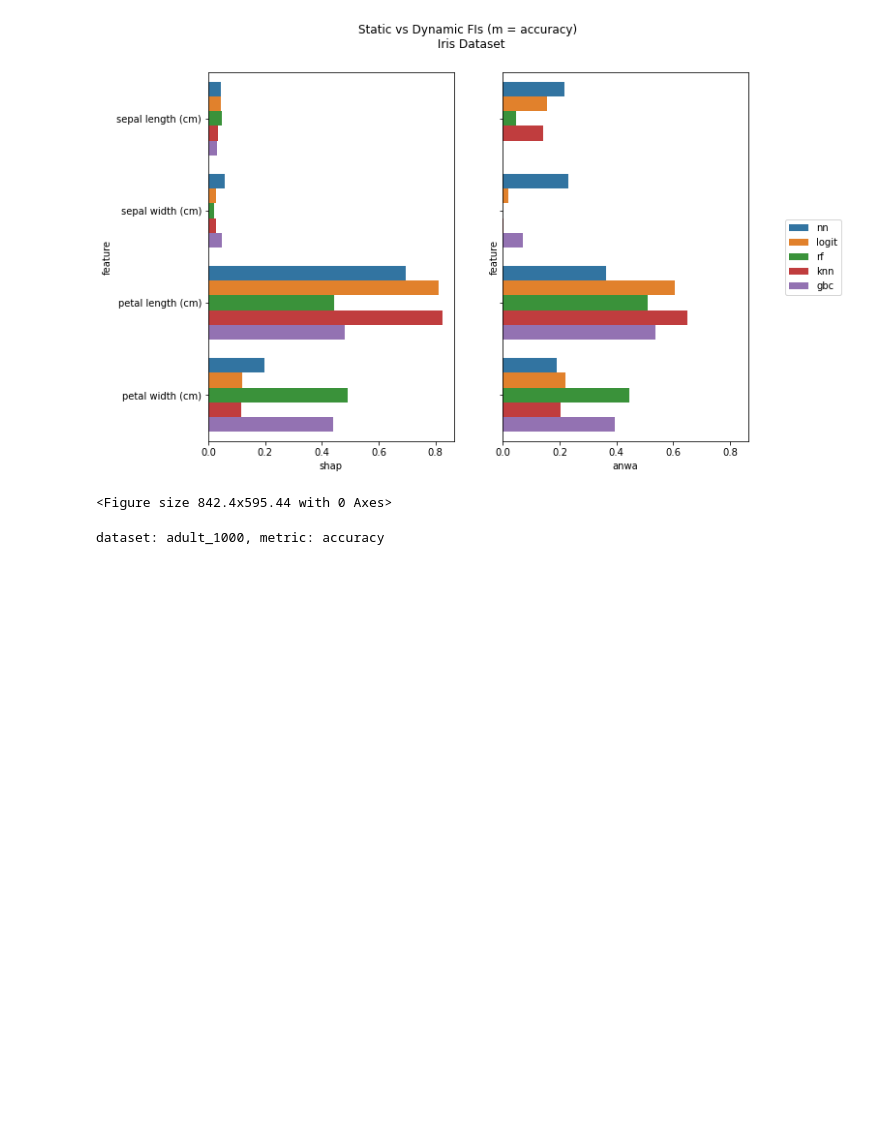
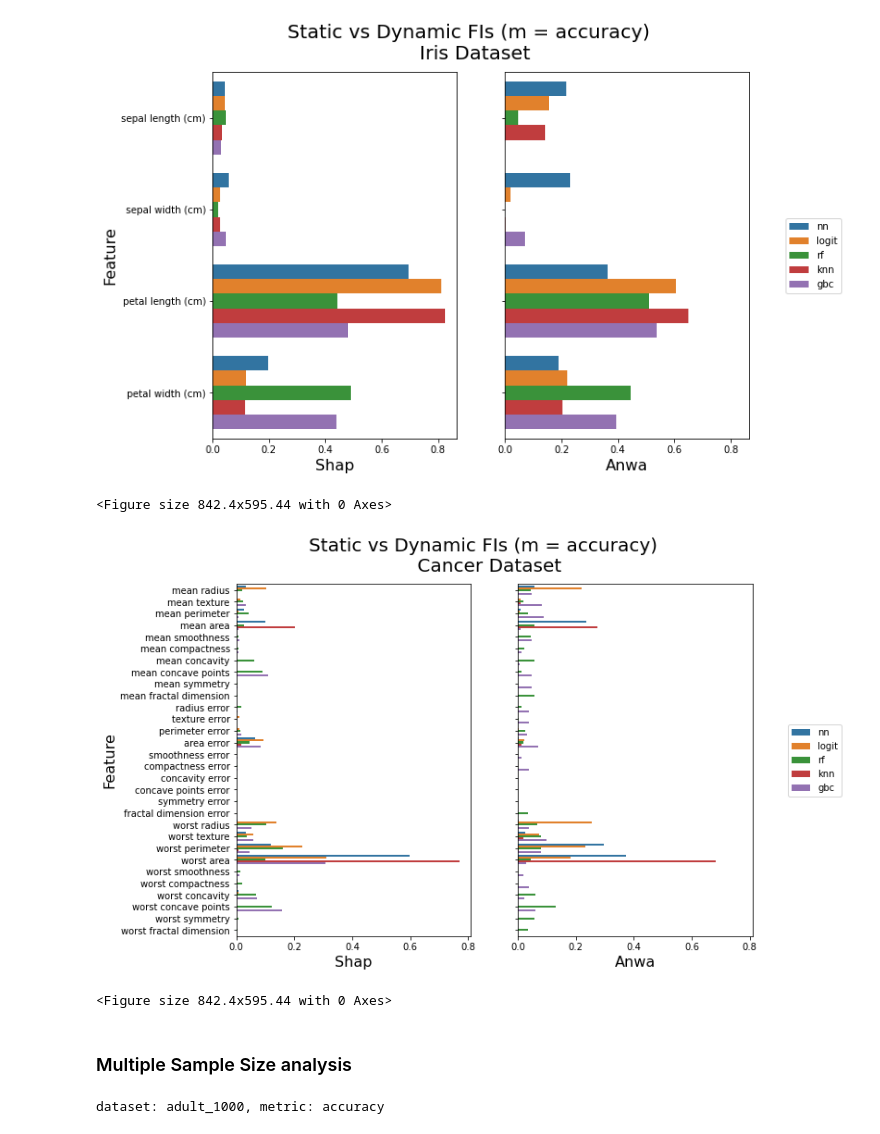
Before and after one commit to jacobdineen/explainability_2022, a Jupyter notebook: main.ipynb, the cells around one changed output. Cells and saved outputs as stored; diff of their text form; code cells hidden in the pictures; blank space fills up the shorter version.

```diff
--- a/main.ipynb
+++ b/main.ipynb
@@ -52,7 +58,6 @@ def run(datasets, metrics, models, load_from_disk = True):
         print('loaded from disk')
         return similarity_df, granular_value_df
     else:
-
         granular_value_df = pd.DataFrame()
         similarity_df = pd.DataFrame()
         for dataset_name, dataset in datasets.items():
@@ -63,12 +68,11 @@ def run(datasets, metrics, models, load_from_disk = True):
                                            models = models)
                 granular_value_df = granular_value_df.append(vals)
                 similarity_df = similarity_df.append(logs)
-                similarity_df.to_csv('data/similarity.csv')
-                granular_value_df.to_csv('data/gran_value.csv')
-                print('saved to disk')
+        similarity_df.to_csv('data/similarity.csv')
+        granular_value_df.to_csv('data/gran_value.csv')
+        print('saved to disk')
         return similarity_df, granular_value_df
 
 
-similarity_df, granular_value_df = run(datasets, metrics, models)
-granular_value_df
+similarity_df, granular_value_df = run(datasets, metrics, models, False)
 # %% [output]
@@ -152,19 +157,46 @@ plt.show()
 # %%
 temp = granular_value_df[granular_value_df['dataset'] == 'iris']
 temp = temp[temp['metric'] == 'accuracy']
 fig, axes = plt.subplots(1, 2, figsize=(10, 7), sharey=True, sharex=True)
-fig.suptitle('Static vs Dynamic FIs (m = accuracy) \n Iris Dataset')
+fig.suptitle('Static vs Dynamic FIs (m = accuracy) \n Iris Dataset', size = 20)
 
 # Bulbasaur
 g = sns.barplot(ax=axes[0], x = 'shap', y = 'feature', hue = 'model', data = temp)
 g.legend(loc='center right', bbox_to_anchor=(2.6, 0.5), ncol=1)# Charmander
 g = sns.barplot(ax=axes[1], x = 'anwa', y = 'feature', hue = 'model', data = temp)
+axes[0].set_xlabel('Shap',fontsize=16);
+axes[0].set_ylabel('Feature',fontsize=16);
+axes[1].set_xlabel('Anwa',fontsize=16);
+axes[1].set_ylabel('',fontsize=16);
+
 plt.legend([],[], frameon=False)
 plt.show()
 plt.savefig('sample.png')
+
+
+temp = granular_value_df[granular_value_df['dataset'] == 'cancer']
+temp = temp[temp['metric'] == 'accuracy']
+fig, axes = plt.subplots(1, 2, figsize=(10, 7), sharey=True, sharex=True)
+fig.suptitle('Static vs Dynamic FIs (m = accuracy) \n Cancer Dataset', size = 20)
+
+# Bulbasaur
+g = sns.barplot(ax=axes[0], x = 'shap', y = 'feature', hue = 'model', data = temp)
+g.legend(loc='center right', bbox_to_anchor=(2.6, 0.5), ncol=1)# Charmander
+g = sns.barplot(ax=axes[1], x = 'anwa', y = 'feature', hue = 'model', data = temp)
+axes[0].set_xlabel('Shap',fontsize=16);
+axes[0].set_ylabel('Feature',fontsize=16);
+axes[1].set_xlabel('Anwa',fontsize=16);
+axes[1].set_ylabel('',fontsize=16);
+plt.legend([],[], frameon=False,fontsize='large', title_fontsize='28')
+plt.show()
+plt.savefig('sample.png')
 # %% [output]
-[figure, old version]
+[figure, new version]
 <Figure size 842.4x595.44 with 0 Axes>
+[figure, added]
+<Figure size 842.4x595.44 with 0 Axes>
+# %% [markdown]
+### Multiple Sample Size analysis
 # %%
 from dataloader import fetch_datasets_adult_samples
 models = {
```
Also changed, not shown: parts of 8 cells of this notebook, 6 other files.
